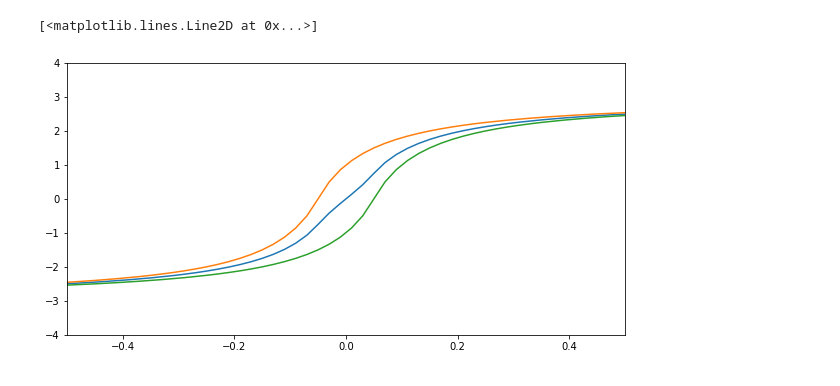
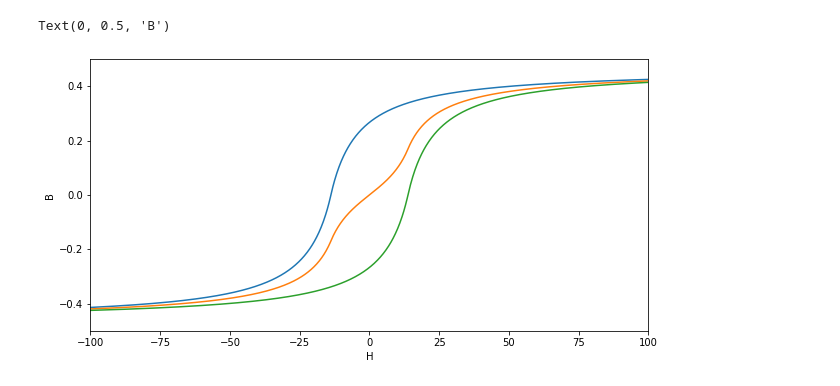
Before and after one commit to shchuko/itmo-phys-sem2, a Jupyter notebook: lab7.ipynb, the cells around one changed output. Cells and saved outputs as stored; diff of their text form; code cells hidden in the pictures.

```diff
--- a/lab7.ipynb
+++ b/lab7.ipynb
@@ -43,4 +48,5 @@ df1
 # %%
+# Таблица 2, вершина петли гистерезиса, состояние насыщения
 df2 = pd.DataFrame({'Kx':[100 * 10**-3],
                     'Ky':[50 * 10**-3],
                     'Xm':[3.4],
@@ -48,4 +54,10 @@ df2 = pd.DataFrame({'Kx':[100 * 10**-3],
 
 df2['Hm'] = df2['Kx'] * df2['Xm'] * alpha
 df2['Bm'] = df2['Ky'] * df2['Ym'] * betta
-df2['um'] = df2['Bm'] / (df2['Hm'] * u0)
+
+# Вычисление значения магнитной проницаемости, соответствующее состоянию насыщения  Гн/м
+df2['um'] = df2['Bm'] / df2['Hm']
+# Вычисление значения относительной магнитной проницаемости, соответствующее состоянию насыщения
+df2['um/u0'] = df2['Bm'] / (df2['Hm'] * u0)
+
+df2
@@ -149,22 +180,34 @@ Bs = 3
 # %%
+# Модель петли гистерезиса
+Hc = df1['Hc'][0]
+Br = df1['Br'][0]
+Bs = df2['Bm'][0]
+
+# Функция, задающая верхную полупетлю
 def FuncUp(H):
     return (Bs * (H + Hc) / (abs (H + Hc) + Hc * (Bs / Br - 1)) + u0 * H)
 
+# Функция, задающая нижнюю полупетлю
 def FuncDown(H):
     return ((Bs * (H - Hc) / (abs (H - Hc) + Hc * (Bs / Br - 1)) + u0 * H))
 
+# Функция, задающая начальную часть петли
 def FuncAvg(H):
     return (FuncUp(H)+FuncDown(H)) / 2
 # %%
-x = np.linspace(-10, 10, 1000)
+# Построение графиков
+x = np.linspace(-100, 100, 1000)
 
 fig, ax = plt.subplots(figsize=(10, 5))
 
-ax.set_xlim((-0.5, 0.5))
-ax.set_ylim((-4, 4))
+ax.set_xlim(-100, 100)
+ax.set_ylim(-0.5, 0.5)
+ax.plot(x, FuncUp(x))
 ax.plot(x, FuncAvg(x))
-ax.plot(x, FuncUp(x))
 ax.plot(x, FuncDown(x))
+
+ax.set_xlabel('H')
+ax.set_ylabel('B')
 # %% [output]
-[<matplotlib.lines.Line2D at 0x...>]
+Text(0, 0.5, 'B')
-[figure, old version]
+[figure, new version]
```
Also changed, not shown: parts of 17 cells of this notebook.
